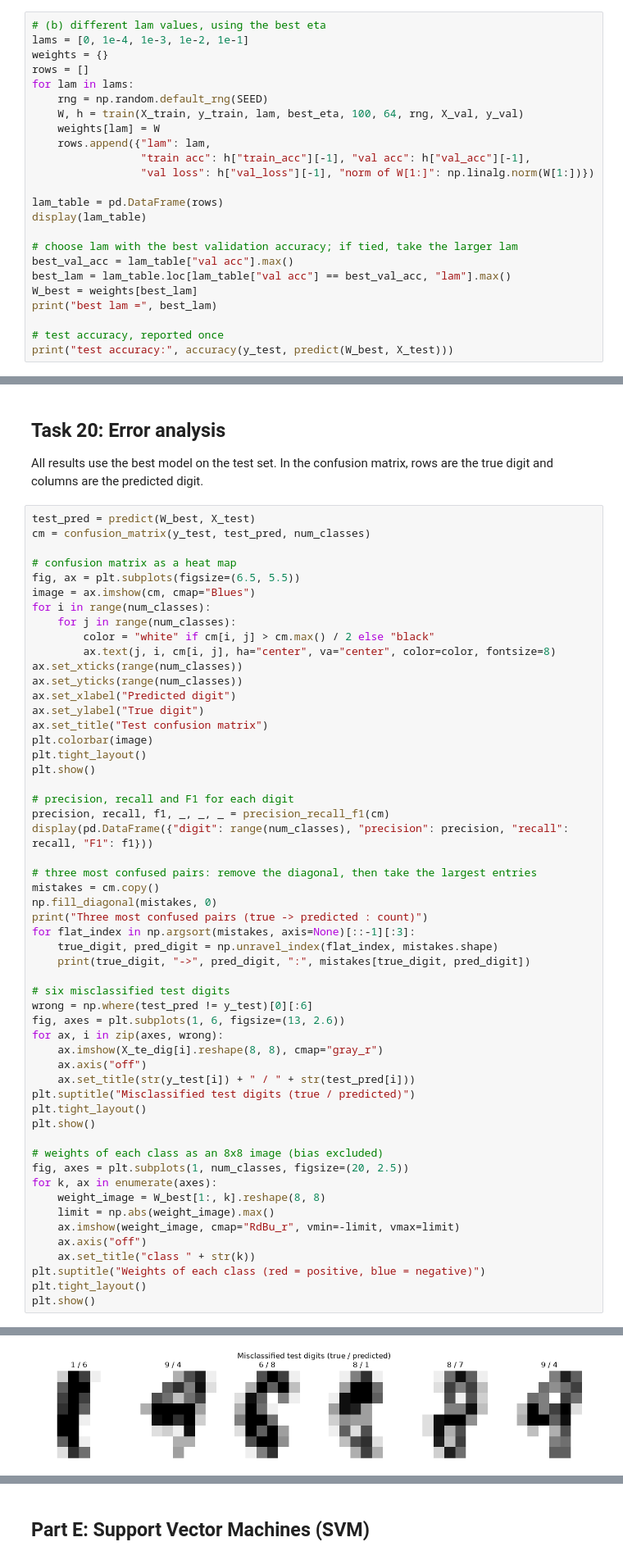
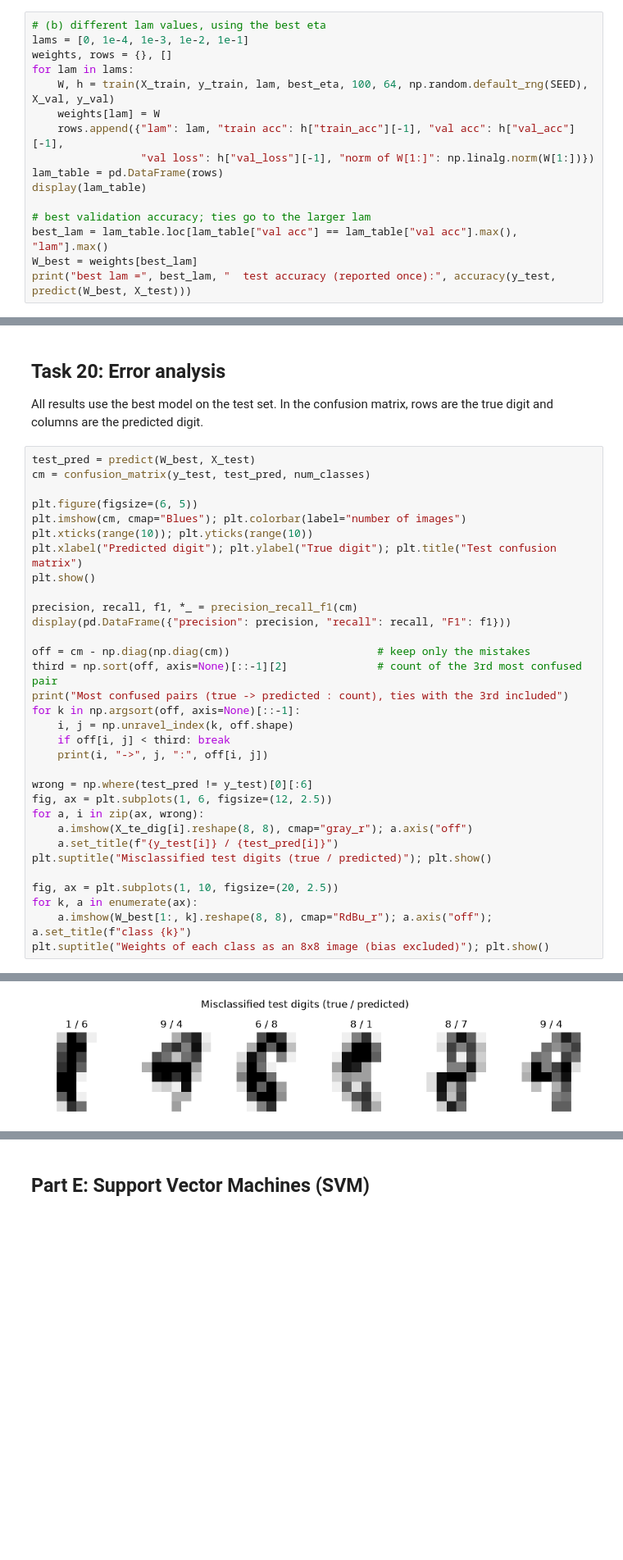
Before and after one commit to salmaselim77/intro-to-ml-assignment, a Jupyter notebook: assignment_2.ipynb, the cells around one changed output, grey strips where cells are left out. Shown at 82% size. Cells and saved outputs as stored; diff of their text form; blank space fills up the shorter version.

```diff
--- a/assignment2.ipynb
+++ b/assignment_2.ipynb
@@ -1662,27 +1642,19 @@ best eta = 1.0
 # %%
 # (b) different lam values, using the best eta
 lams = [0, 1e-4, 1e-3, 1e-2, 1e-1]
-weights = {}
-rows = []
+weights, rows = {}, []
 for lam in lams:
-    rng = np.random.default_rng(SEED)
-    W, h = train(X_train, y_train, lam, best_eta, 100, 64, rng, X_val, y_val)
+    W, h = train(X_train, y_train, lam, best_eta, 100, 64, np.random.default_rng(SEED), X_val, y_val)
     weights[lam] = W
-    rows.append({"lam": lam,
-                 "train acc": h["train_acc"][-1], "val acc": h["val_acc"][-1],
+    rows.append({"lam": lam, "train acc": h["train_acc"][-1], "val acc": h["val_acc"][-1],
                  "val loss": h["val_loss"][-1], "norm of W[1:]": np.linalg.norm(W[1:])})
-
 lam_table = pd.DataFrame(rows)
 display(lam_table)
 
-# choose lam with the best validation accuracy; if tied, take the larger lam
-best_val_acc = lam_table["val acc"].max()
-best_lam = lam_table.loc[lam_table["val acc"] == best_val_acc, "lam"].max()
+# best validation accuracy; ties go to the larger lam
+best_lam = lam_table.loc[lam_table["val acc"] == lam_table["val acc"].max(), "lam"].max()
 W_best = weights[best_lam]
-print("best lam =", best_lam)
-
-# test accuracy, reported once
-print("test accuracy:", accuracy(y_test, predict(W_best, X_test)))
+print("best lam =", best_lam, "  test accuracy (reported once):", accuracy(y_test, predict(W_best, X_test)))
 # %% [output]
 |  | lam | train acc | val acc | val loss | norm of W[1:] |
 | 0 | 0.0000 | 0.996286 | 0.961111 | 0.119327 | 24.844136 |
@@ -1774,54 +1725,32 @@ All results use the best model on the test set. In the confusion matrix, rows ar
 test_pred = predict(W_best, X_test)
 cm = confusion_matrix(y_test, test_pred, num_classes)
 
-# confusion matrix as a heat map
-fig, ax = plt.subplots(figsize=(6.5, 5.5))
-image = ax.imshow(cm, cmap="Blues")
-for i in range(num_classes):
-    for j in range(num_classes):
-        color = "white" if cm[i, j] > cm.max() / 2 else "black"
-        ax.text(j, i, cm[i, j], ha="center", va="center", color=color, fontsize=8)
-ax.set_xticks(range(num_classes))
-ax.set_yticks(range(num_classes))
-ax.set_xlabel("Predicted digit")
-ax.set_ylabel("True digit")
-ax.set_title("Test confusion matrix")
-plt.colorbar(image)
-plt.tight_layout()
+plt.figure(figsize=(6, 5))
+plt.imshow(cm, cmap="Blues"); plt.colorbar(label="number of images")
+plt.xticks(range(10)); plt.yticks(range(10))
+plt.xlabel("Predicted digit"); plt.ylabel("True digit"); plt.title("Test confusion matrix")
 plt.show()
 
-# precision, recall and F1 for each digit
-precision, recall, f1, _, _, _ = precision_recall_f1(cm)
-display(pd.DataFrame({"digit": range(num_classes), "precision": precision, "recall": recall, "F1": f1}))
+precision, recall, f1, *_ = precision_recall_f1(cm)
+display(pd.DataFrame({"precision": precision, "recall": recall, "F1": f1}))
 
-# three most confused pairs: remove the diagonal, then take the largest entries
-mistakes = cm.copy()
-np.fill_diagonal(mistakes, 0)
-print("Three most confused pairs (true -> predicted : count)")
-for flat_index in np.argsort(mistakes, axis=None)[::-1][:3]:
-    true_digit, pred_digit = np.unravel_index(flat_index, mistakes.shape)
-    print(true_digit, "->", pred_digit, ":", mistakes[true_digit, pred_digit])
+off = cm - np.diag(np.diag(cm))                       # keep only the mistakes
+third = np.sort(off, axis=None)[::-1][2]              # count of the 3rd most confused pair
+print("Most confused pairs (true -> predicted : count), ties with the 3rd included")
+for k in np.argsort(off, axis=None)[::-1]:
+    i, j = np.unravel_index(k, off.shape)
+    if off[i, j] < third: break
+    print(i, "->", j, ":", off[i, j])
 
-# six misclassified test digits
 wrong = np.where(test_pred != y_test)[0][:6]
-fig, axes = plt.subplots(1, 6, figsize=(13, 2.6))
-for ax, i in zip(axes, wrong):
-    ax.imshow(X_te_dig[i].reshape(8, 8), cmap="gray_r")
-    ax.axis("off")
-    ax.set_title(str(y_test[i]) + " / " + str(test_pred[i]))
-plt.suptitle("Misclassified test digits (true / predicted)")
-plt.tight_layout()
-plt.show()
+fig, ax = plt.subplots(1, 6, figsize=(12, 2.5))
+for a, i in zip(ax, wrong):
+    a.imshow(X_te_dig[i].reshape(8, 8), cmap="gray_r"); a.axis("off")
+    a.set_title(f"{y_test[i]} / {test_pred[i]}")
+plt.suptitle("Misclassified test digits (true / predicted)"); plt.show()
 
-# weights of each class as an 8x8 image (bias excluded)
-fig, axes = plt.subplots(1, num_classes, figsize=(20, 2.5))
-for k, ax in enumerate(axes):
-    weight_image = W_best[1:, k].reshape(8, 8)
-    limit = np.abs(weight_image).max()
-    ax.imshow(weight_image, cmap="RdBu_r", vmin=-limit, vmax=limit)
-    ax.axis("off")
-    ax.set_title("class " + str(k))
-plt.suptitle("Weights of each class (red = positive, blue = negative)")
-plt.tight_layout()
-plt.show()
+fig, ax = plt.subplots(1, 10, figsize=(20, 2.5))
+for k, a in enumerate(ax):
+    a.imshow(W_best[1:, k].reshape(8, 8), cmap="RdBu_r"); a.axis("off"); a.set_title(f"class {k}")
+plt.suptitle("Weights of each class as an 8x8 image (bias excluded)"); plt.show()
 # %% [output]
@@ -1844 +1774 @@ Three most confused pairs (true -> predicted : count)
-[figure, old version]
+[figure, new version]
```
Also changed, not shown: parts of 31 cells of this notebook.
